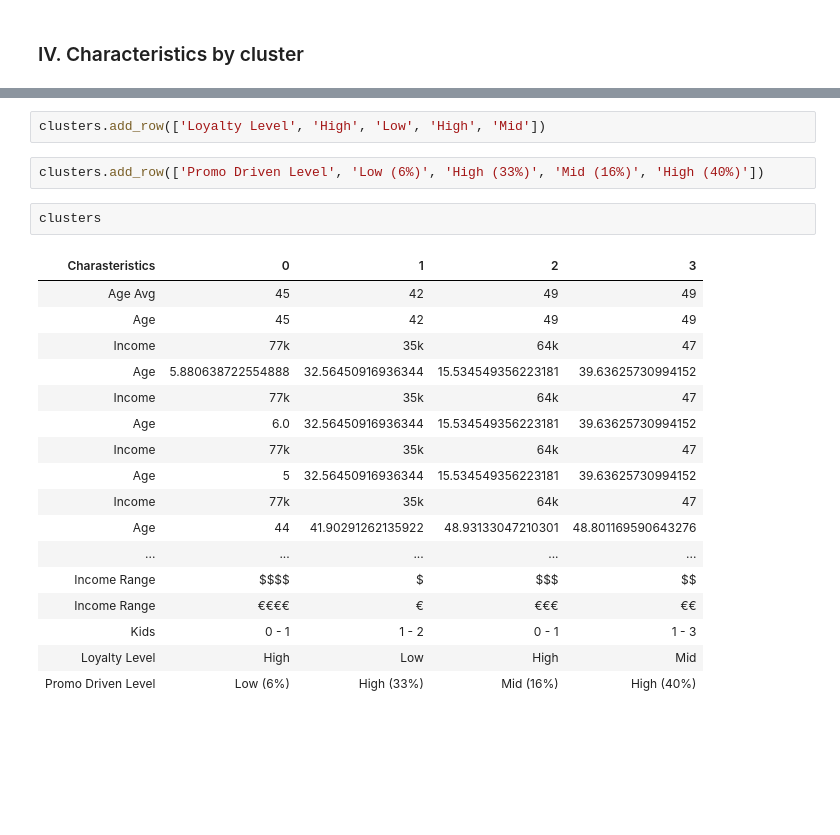
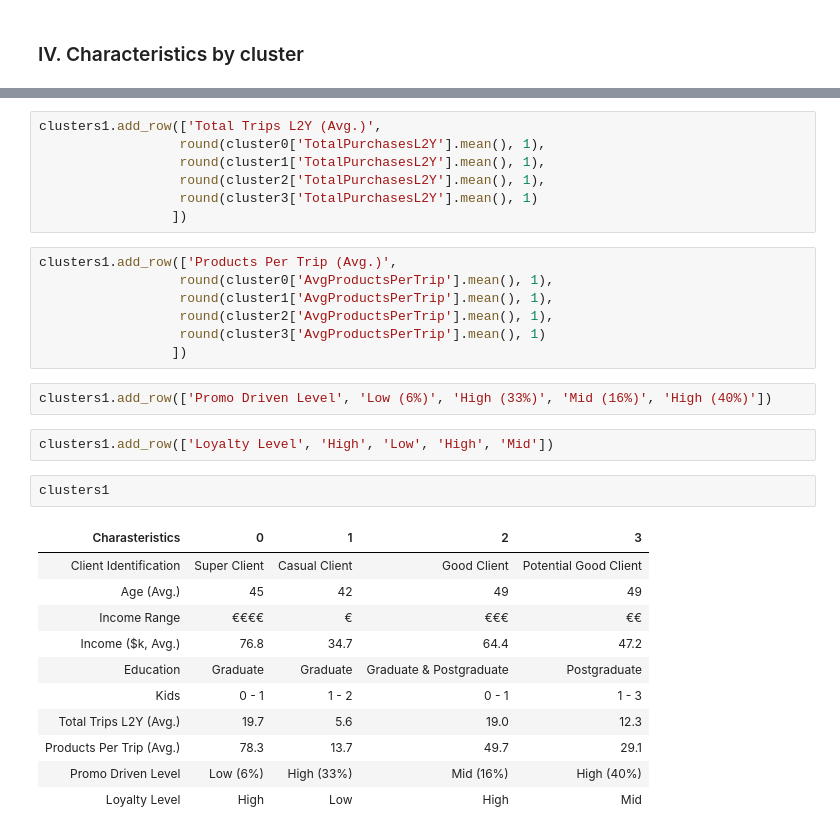
Before and after one commit to mariaperezdeayalas/Customer-Segmentation-Final-Project-, a Jupyter notebook: Notebooks/3. Clustering - KMeans.ipynb, the cells around one changed output, grey strips where cells are left out. Cells and saved outputs as stored; diff of their text form; blank space fills up the shorter version.

```diff
--- a/Notebooks/3. Clustering - KMeans.ipynb
+++ b/Notebooks/3. Clustering - KMeans.ipynb
@@ -363,24 +346,32 @@ clusters.add_row(['Kids', '0 - 1', '1 - 2', '0 - 1', '1 - 3'])
+# %%
+clusters1.add_row(['Total Trips L2Y (Avg.)',
+                  round(cluster0['TotalPurchasesL2Y'].mean(), 1),
+                  round(cluster1['TotalPurchasesL2Y'].mean(), 1),
+                  round(cluster2['TotalPurchasesL2Y'].mean(), 1),
+                  round(cluster3['TotalPurchasesL2Y'].mean(), 1)
+                 ])
+# %%
+clusters1.add_row(['Products Per Trip (Avg.)',
+                  round(cluster0['AvgProductsPerTrip'].mean(), 1),
+                  round(cluster1['AvgProductsPerTrip'].mean(), 1),
+                  round(cluster2['AvgProductsPerTrip'].mean(), 1),
+                  round(cluster3['AvgProductsPerTrip'].mean(), 1)
+                 ])
+# %%
+clusters1.add_row(['Promo Driven Level', 'Low (6%)', 'High (33%)', 'Mid (16%)', 'High (40%)'])
 # %%
-clusters.add_row(['Loyalty Level', 'High', 'Low', 'High', 'Mid'])
+clusters1.add_row(['Loyalty Level', 'High', 'Low', 'High', 'Mid'])
-# %%
-clusters.add_row(['Promo Driven Level', 'Low (6%)', 'High (33%)', 'Mid (16%)', 'High (40%)'])
-# %%
-clusters
-# %% [output]
-| Charasteristics | 0 | 1 | 2 | 3 |
-| Age Avg | 45 | 42 | 49 | 49 |
-| Age | 45 | 42 | 49 | 49 |
-| Income | 77k | 35k | 64k | 47 |
-| Age | 5.880638722554888 | 32.56450916936344 | 15.534549356223181 | 39.63625730994152 |
-| Income | 77k | 35k | 64k | 47 |
-| Age | 6.0 | 32.56450916936344 | 15.534549356223181 | 39.63625730994152 |
-| Income | 77k | 35k | 64k | 47 |
-| Age | 5 | 32.56450916936344 | 15.534549356223181 | 39.63625730994152 |
-| Income | 77k | 35k | 64k | 47 |
-| Age | 44 | 41.90291262135922 | 48.93133047210301 | 48.801169590643276 |
-| ... | ... | ... | ... | ... |
-| Income Range | $$$$ | $ | $$$ | $$ |
-| Income Range | €€€€ | € | €€€ | €€ |
-| Kids | 0 - 1 | 1 - 2 | 0 - 1 | 1 - 3 |
-| Loyalty Level | High | Low | High | Mid |
-| Promo Driven Level | Low (6%) | High (33%) | Mid (16%) | High (40%) |
+# %%
+clusters1
+# %% [output]
+| Charasteristics | 0 | 1 | 2 | 3 |
+| Client Identification | Super Client | Casual Client | Good Client | Potential Good Client |
+| Age (Avg.) | 45 | 42 | 49 | 49 |
+| Income Range | €€€€ | € | €€€ | €€ |
+| Income ($k, Avg.) | 76.8 | 34.7 | 64.4 | 47.2 |
+| Education | Graduate | Graduate | Graduate & Postgraduate | Postgraduate |
+| Kids | 0 - 1 | 1 - 2 | 0 - 1 | 1 - 3 |
+| Total Trips L2Y (Avg.) | 19.7 | 5.6 | 19.0 | 12.3 |
+| Products Per Trip (Avg.) | 78.3 | 13.7 | 49.7 | 29.1 |
+| Promo Driven Level | Low (6%) | High (33%) | Mid (16%) | High (40%) |
+| Loyalty Level | High | Low | High | Mid |
```
Also changed, not shown: parts of 10 cells of this notebook, 1 other file.
